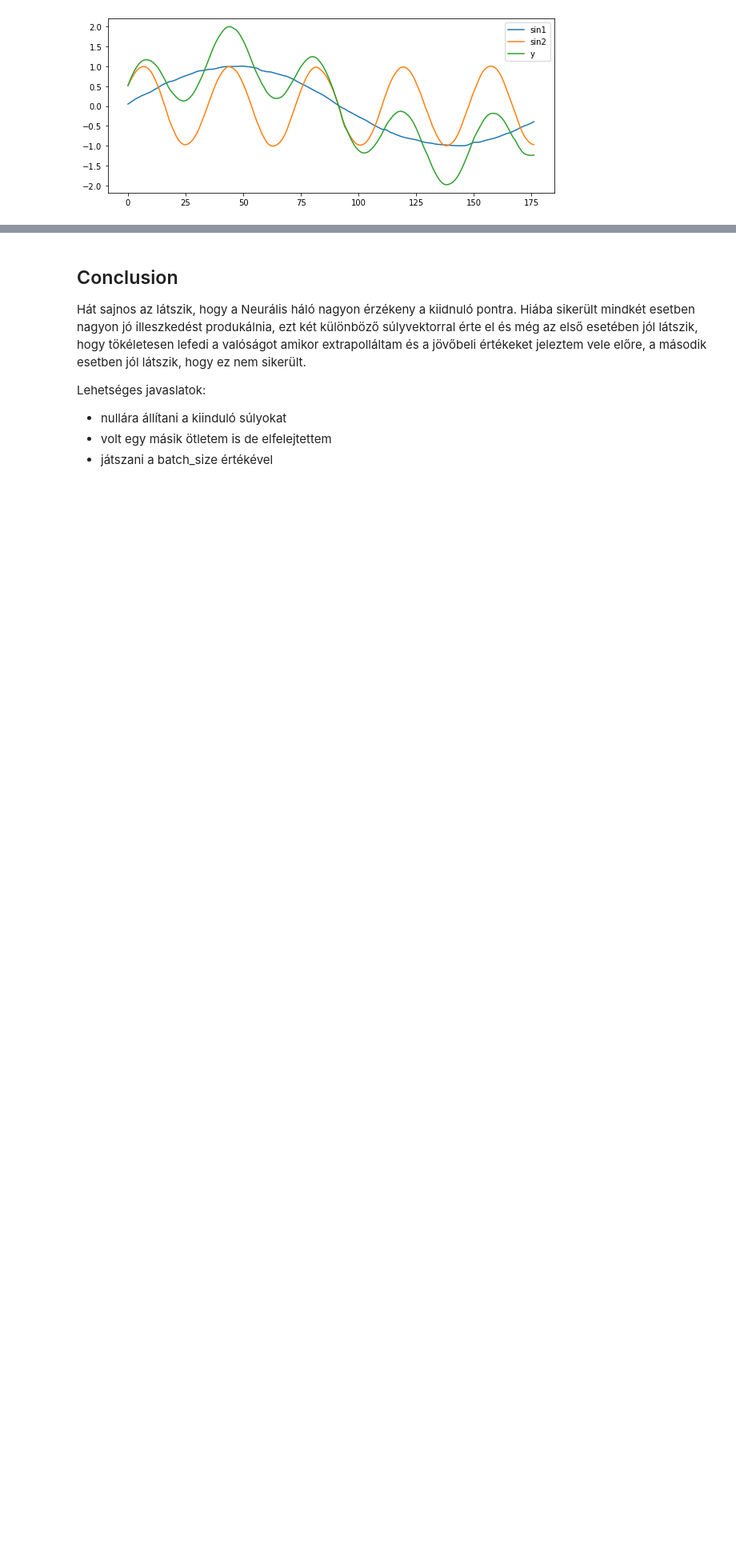
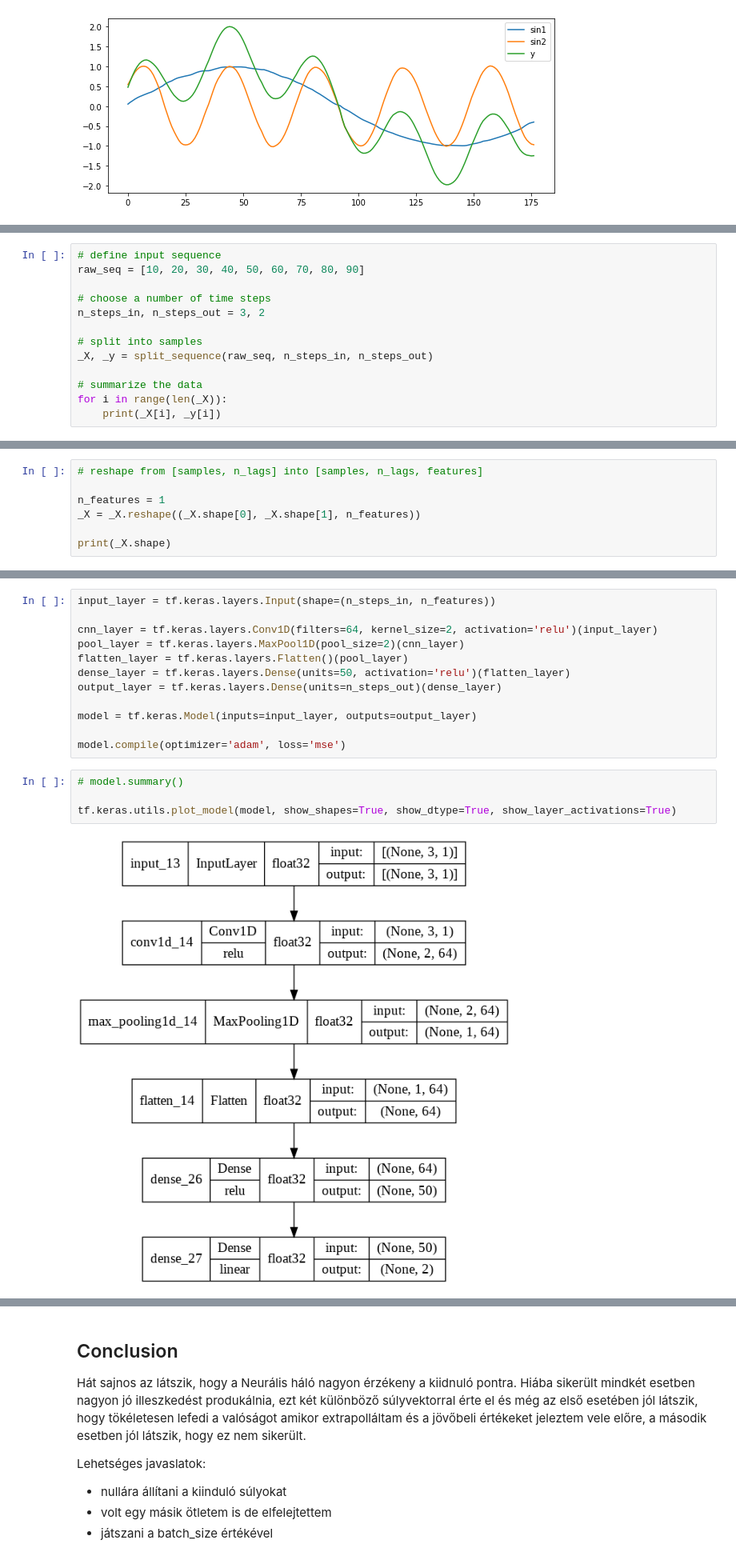
Before and after one commit to JoDeMiro/Keras, a Jupyter notebook: 05_Keras_Time_Series_Forcasting_via_1D_Convolution.ipynb, the cells around one changed output, grey strips where cells are left out. Shown at 80% size. Cells and saved outputs as stored; diff of their text form; blank space fills up the shorter version.

Commit message:
1D Convolution on Time Series Data

```diff
--- a/05_Keras_Time_Series_Forcasting_via_1D_Convolution.ipynb
+++ b/05_Keras_Time_Series_Forcasting_via_1D_Convolution.ipynb
@@ -1234,0 +1290,13 @@ plt.show()
+# %%
+# define input sequence
+raw_seq = [10, 20, 30, 40, 50, 60, 70, 80, 90]
+
+# choose a number of time steps
+n_steps_in, n_steps_out = 3, 2
+
+# split into samples
+_X, _y = split_sequence(raw_seq, n_steps_in, n_steps_out)
+
+# summarize the data
+for i in range(len(_X)):
+	print(_X[i], _y[i])
@@ -1234,0 +1319,7 @@ plt.show()
+# %%
+# reshape from [samples, n_lags] into [samples, n_lags, features]
+
+n_features = 1
+_X = _X.reshape((_X.shape[0], _X.shape[1], n_features))
+
+print(_X.shape)
@@ -1234,0 +1328,18 @@ plt.show()
+# %%
+input_layer = tf.keras.layers.Input(shape=(n_steps_in, n_features))
+
+cnn_layer = tf.keras.layers.Conv1D(filters=64, kernel_size=2, activation='relu')(input_layer)
+pool_layer = tf.keras.layers.MaxPool1D(pool_size=2)(cnn_layer)
+flatten_layer = tf.keras.layers.Flatten()(pool_layer)
+dense_layer = tf.keras.layers.Dense(units=50, activation='relu')(flatten_layer)
+output_layer = tf.keras.layers.Dense(units=n_steps_out)(dense_layer)
+
+model = tf.keras.Model(inputs=input_layer, outputs=output_layer)
+
+model.compile(optimizer='adam', loss='mse')
+# %%
+# model.summary()
+
+tf.keras.utils.plot_model(model, show_shapes=True, show_dtype=True, show_layer_activations=True)
+# %% [output]
+[figure, added]
```
Also changed, not shown: parts of 33 cells of this notebook.
